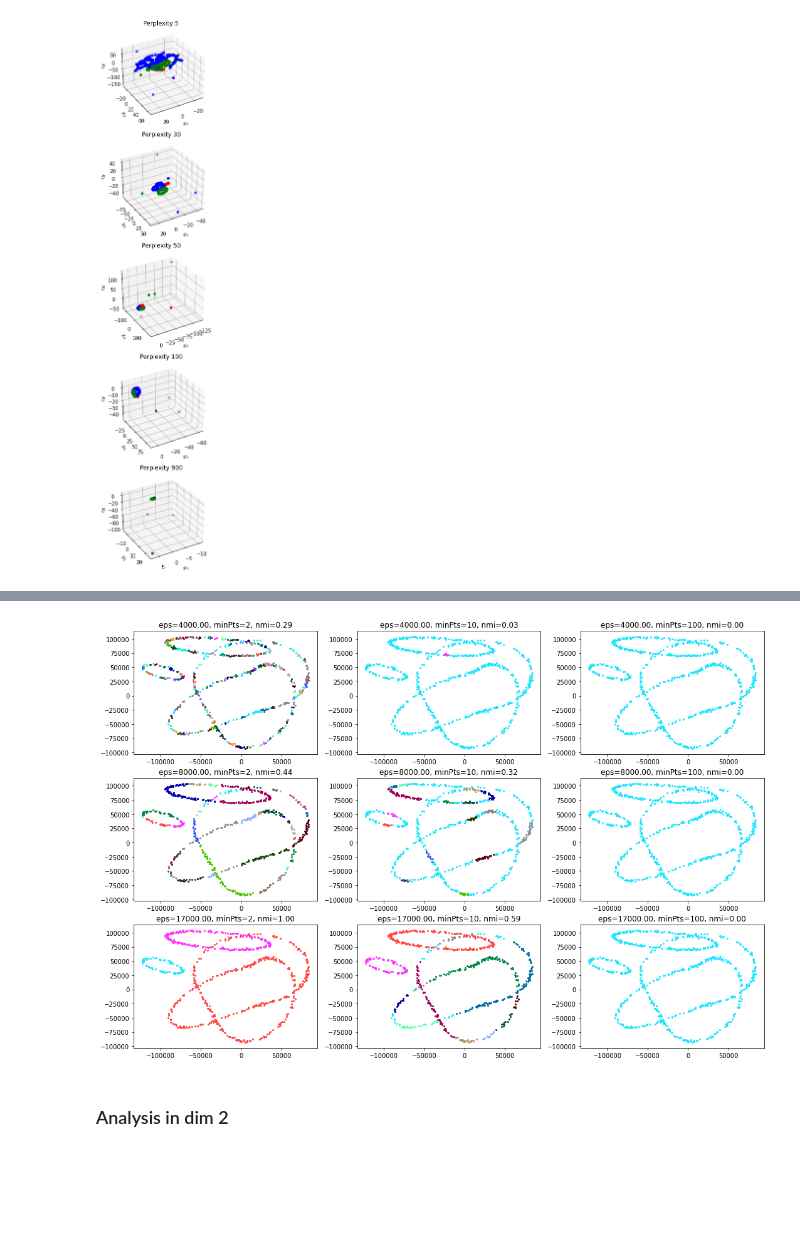
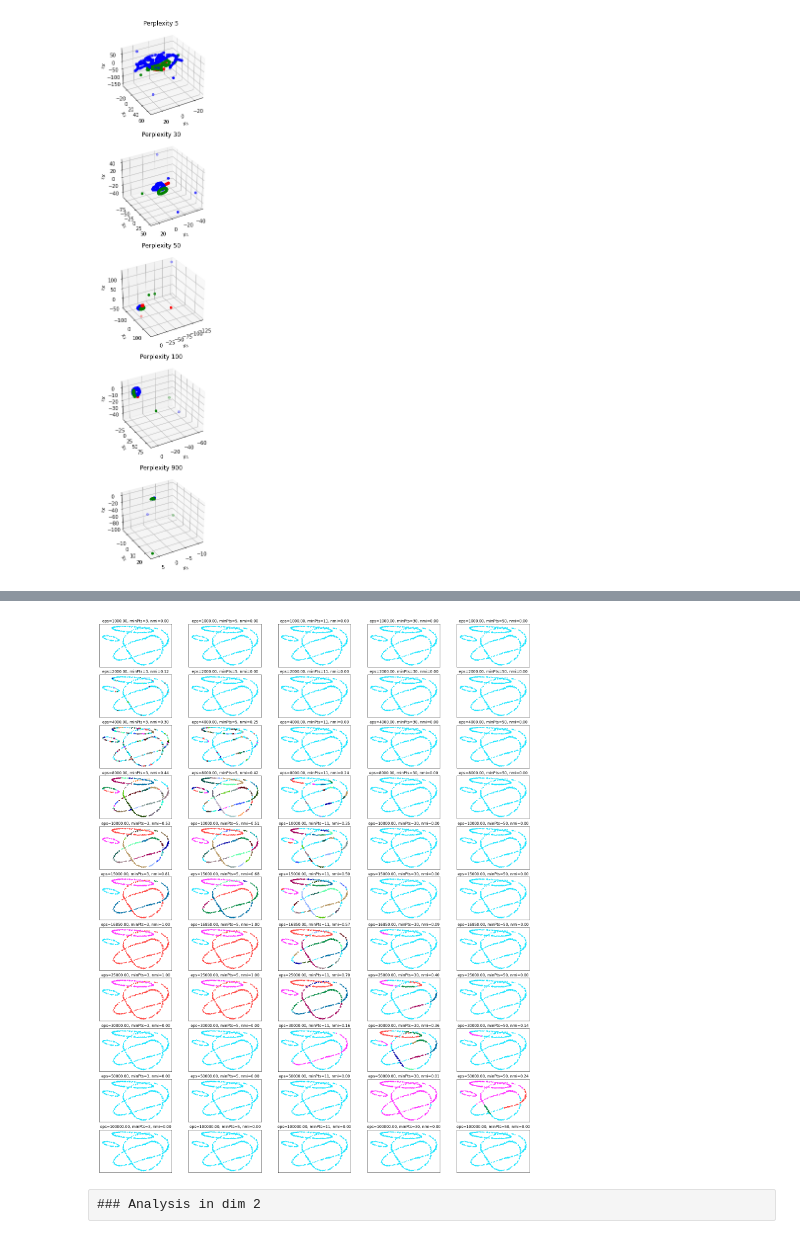
Before and after one commit to giuliacampesan/UniversityAssignments, a Jupyter notebook: 04_week/LoCPdown_week04.ipynb, the cells around one changed output, grey strips where cells are left out. Saved outputs shown, nothing was run; the diff lists cells and outputs as text; code cells hidden in the pictures; blank space fills up the shorter version.

```diff
--- a/04_week/LoCPdown_week04.ipynb
+++ b/04_week/LoCPdown_week04.ipynb
@@ -147,7 +156,6 @@ X = df_raw.to_numpy()
 y_true = df['label']
 
 cpalette = ["#1CE6FF", "#FF34FF", "#FF4A46","#008941", "#006FA6", "#A30059", "#0000A6", "#63FFAC","#B79762", "#004D43", "#8FB0FF", "#997D87","#5A0007", "#809693","#1B4400", "#4FC601", "#3B5DFF", "#4A3B53","#886F4C","#34362D", "#B4A8BD", "#00A6AA", "#452C2C","#636375", "#A3C8C9", "#FF913F", "#938A81","#575329", "#00FECF", "#B05B6F"]
-
 
 # Normalized mutual information function
 # Note that this deals with the label permutation problem
@@ -193,23 +201,24 @@ def plotting_ax(X, y, ax):
     for i, yu in enumerate(np.unique(y)):
         pos = (y == yu)
         ax.scatter(X[pos,0], X[pos,1],c=cpalette[i%len(cpalette)],s=4)
-
-# DBSCAN has a few parameters, let's sweep over a few parameters and see what happens
-
-eps_range = [4000, 8000, 17000]
-min_sample_range = [2,10,100]
-fig, ax = plt.subplots(len(eps_range),len(min_sample_range),figsize=(15,10))
-for i, eps in enumerate(eps_range):
-    for j, min_samples in enumerate(min_sample_range):
-        model = DBSCAN(eps=eps, min_samples=min_samples)
-        model.fit(X)
-        y = model.labels_
-        plotting_ax(X,y,ax[i,j])
-        nmi=NMI(y, y_true)
-        ax[i,j].set_title('eps=%.2f, minPts=%i, nmi=%.2f'%(eps,min_samples,nmi))
-plt.tight_layout(h_pad=0.5)
-plt.show()
-# %% [output]
-[figure, removed]
-# %% [markdown]
-### Analysis in dim 2
+# %%
+eps_range = [1000,2000,4000,8000,10000, 15000, 16850, 25000, 30000, 50000, 100000]
+min_sample_range = [3,5,11,30,50]
+fig, ax = plt.subplots(len(eps_range),len(min_sample_range),figsize=(20,25))
+n_labels_for_method = []
+for i, eps in enumerate(eps_range):
+    for j, min_samples in enumerate(min_sample_range):
+        model = DBSCAN(eps=eps, min_samples=min_samples)
+        model.fit(X)
+        y = model.labels_
+        #keeping track on the number of labels for each method
+        n_labels_for_method.append(list(set(y)))
+        plotting_ax(X,y,ax[i,j])
+        nmi=NMI(y, y_true)
+        ax[i,j].set_title('eps=%.2f, minPts=%i, nmi=%.2f'%(eps,min_samples,nmi))
+        ax[i,j].get_xaxis().set_ticks([])
+        ax[i,j].get_yaxis().set_ticks([])
+plt.tight_layout(h_pad=0.5)
+plt.show()
+# %% [output]
+[figure, added]
@@ -215,0 +231,2 @@ plt.show()
+# %% [raw]
+### Analysis in dim 2
```
Also changed, not shown: parts of 7 cells of this notebook.
